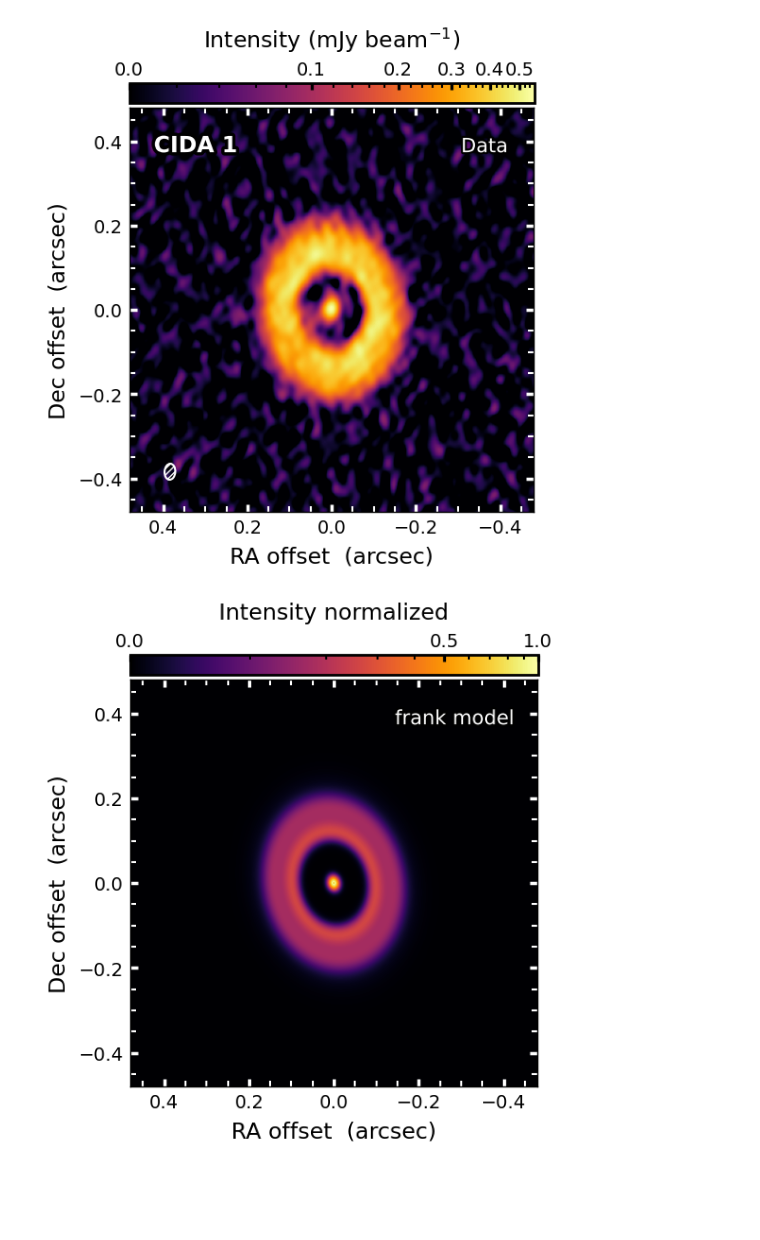
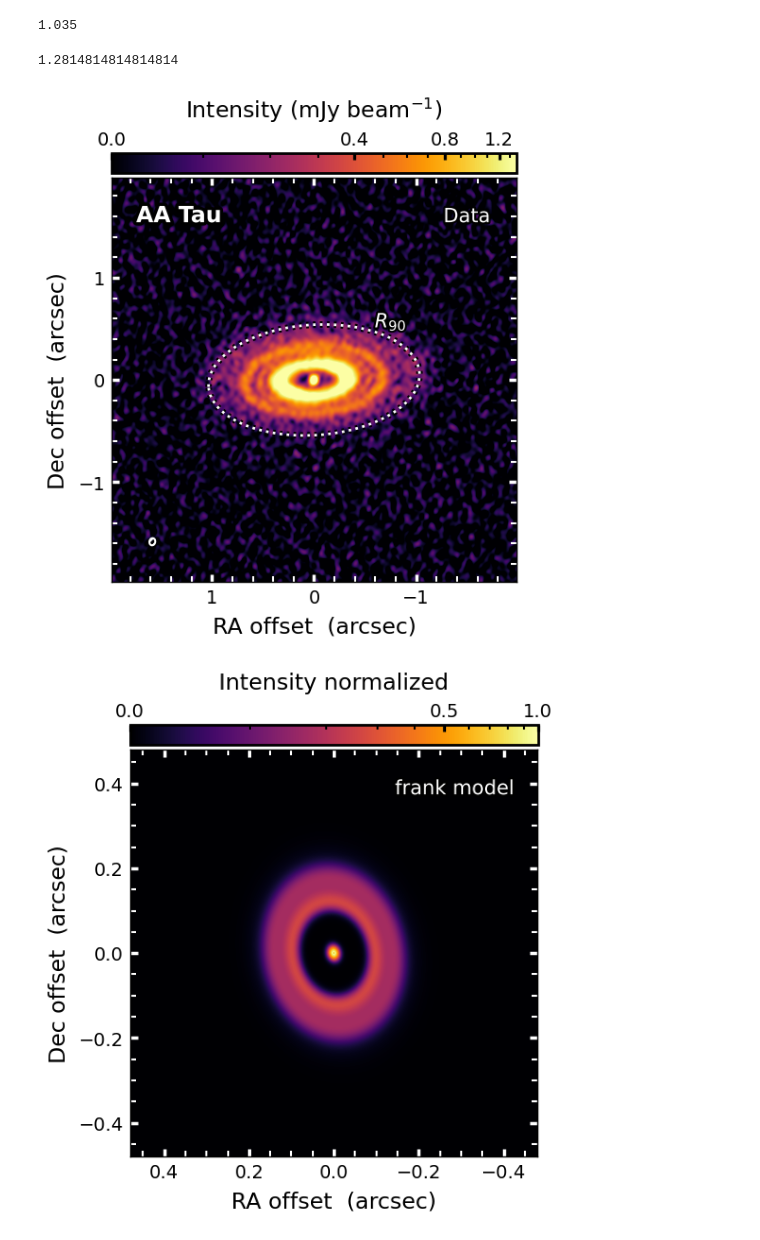
Before and after one commit to pcurone/exoALMA_continuum_pipeline, a Jupyter notebook: frank_fit/plot_images.ipynb, the cells around one changed output. Cells and saved outputs as stored; diff of their text form; code cells hidden in the pictures; blank space fills up the shorter version.

```diff
--- a/frank_fit/plot_images.ipynb
+++ b/frank_fit/plot_images.ipynb
@@ -30,12 +31,12 @@ from scipy.interpolate import CubicSpline, interp1d
 # %%
 ##### MODIFY HERE #####
 
-target = 'CIDA_1'
-target_name = 'CIDA 1'
+target = 'AA_Tau'
+target_name = 'AA Tau'
 
-img_lims = 2.
+img_lims = 1.8
 res_vmin, res_vmax = -5, 5
-index_ticks = 0.2
+index_ticks = 1.0
 
 RMS_data = 0.022    #mJy
 
@@ -87,6 +88,21 @@ discrete_cmap = mcolors.ListedColormap(discrete_colors)
 # beam parameters
 bmaj, bmin, bPA = 3600 * hd['BMAJ'], 3600 * hd['BMIN'], hd['BPA']
 beam_area = (np.pi * bmaj * bmin / (4 * np.log(2))) / (3600 * 180 / np.pi)**2
+# %%
+R_dict = {}
+R_dict[target] = {}
+filetxt = np.loadtxt(f'/Users/pietro/Work/GitHub/continuum_analysis/aatau/continuum_radii.txt')
+R_dict[target]['R68'] = filetxt[1,0]
+R_dict[target]['R90'] = filetxt[1,1]
+R_dict[target]['R95'] = filetxt[1,2]
+# %%
+R_dict[target]['R90']
+# %% [output]
+1.035
+# %%
+173/135
+# %% [output]
+1.2814814814814814
 # %%
 ##########################
 ### Plot the data image
@@ -96,9 +112,11 @@ fig = plt.figure(figsize=(7.0, 5.9))
 ax0 = fig.add_subplot(111)
 
 # intensity limits, and stretch
-norm = ImageNormalize(vmin=0, vmax=np.nan_to_num(dimg).max()*1e3, stretch=AsinhStretch())
+norm = ImageNormalize(vmin=0, vmax=np.nan_to_num(dimg).max()*1e3*0.5, stretch=AsinhStretch())
 cmap = 'inferno'
 im0 = ax0.imshow(dimg*1e3, origin='lower', cmap=cmap, extent=im_bounds, norm=norm)
+
+#ax0.contour(dimg*1e3, levels=[mask_threshold*rms], origin='lower', extent=im_bounds, colors='k', linewidths=5)
 
 # add scalebars
 cbar0 = fig.colorbar(im0, ax=ax0, pad=0.01, location='top', fraction=0.0472)
@@ -106,43 +124,63 @@ cbar0.outline.set_linewidth(2)
 cbar0.ax.tick_params(which='major', labelsize=14,width=2.3, length=5,direction='in')
 cbar0.ax.tick_params(which='minor', labelsize=14,width=1.5, length=3.5,direction='in')
 cbar0.set_label('Intensity (mJy $\mathrm{beam}^{-1}$)', labelpad=10, fontsize = 17)
-#cbar0.set_ticks([0,0.5,1])
+cbar0.set_ticks([0,0.4,0.8, 1.2])
 cbar0.ax.minorticks_on()
 
 # beam
 beam = Ellipse((dRA_lims[0] + 0.1*np.diff(dRA_lims),
-                dDEC_lims[0] + 0.1*np.diff(dDEC_lims)), bmaj, bmin, 90-bPA,
+                dDEC_lims[0] + 0.1*np.diff(dDEC_lims)), bmaj, bmin, angle=90-bPA,
                 edgecolor='w', lw=1.5, facecolor='none', hatch='/////')
 ax0.add_artist(beam)
 
 # Write source name
 ax0.text(0.06, 0.89, s=target_name,
         transform=ax0.transAxes, color='w', fontsize=17, fontweight='bold',
         path_effects=[patheffects.withStroke(linewidth=5, foreground="k")])
 
 ax0.text(0.82, 0.89, "Data",
         transform=ax0.transAxes, color='w', fontsize=15,
         path_effects=[patheffects.withStroke(linewidth=3, foreground="k")])
 
+outline=patheffects.withStroke(linewidth=5, foreground='k')
+arc = Arc((0,0), R_dict[target]['R90']*2, R_dict[target]['R90']*np.cos(disk.disk[target]['incl']*np.pi/180)*2 , angle=90-disk.disk[target]['PA'],
+       color='w', lw=2, linestyle='dotted', path_effects=[outline])
+
+#arc = Arc((0,0), R_dict[target]['R90']*2, R_dict[target]['R90']*np.cos(disk.disk[target]['incl']*np.pi/180)*2 , angle=90-disk.disk[target]['PA'],
+#           color='w', lw=2, linestyle='dotted')
+ax0.add_artist(arc)
+
+ax0.text(0.65, 0.63, "$R_{90}$",
+        transform=ax0.transAxes, color='w', fontsize=15,
+        path_effects=[patheffects.withStroke(linewidth=3, foreground="k")])
+
+#arc = Arc((0,0), 1.281*2, 1.281*np.cos(disk.disk[target]['incl']*np.pi/180)*2 , angle=90-disk.disk[target]['PA'],
+           #color='w', lw=2, linestyle='dashed')
+#ax0.add_artist(arc)
+
+
+
 # limits, labeling
 ax0.set_xlim(dRA_lims)
 ax0.set_ylim(dDEC_lims)
 
 # axes style
 ax0.xaxis.set_major_locator(MultipleLocator(index_ticks))
-ax0.xaxis.set_minor_locator(MultipleLocator(index_ticks/4))
+ax0.xaxis.set_minor_locator(MultipleLocator(index_ticks/5))
 ax0.yaxis.set_major_locator(MultipleLocator(index_ticks))
-ax0.yaxis.set_minor_locator(MultipleLocator(index_ticks/4))
+ax0.yaxis.set_minor_locator(MultipleLocator(index_ticks/5))
 ax0.tick_params(which='major',axis='both',right=True,top=True, labelsize=14, pad=5,width=2.5, length=6,direction='in',color='w')
 ax0.tick_params(which='minor',axis='both',right=True,top=True, labelsize=14, pad=5,width=1.5, length=4,direction='in',color='w')
 ax0.set_xlabel('RA offset  (arcsec)', fontsize = 17, labelpad=7)
 ax0.set_ylabel('Dec offset  (arcsec)', fontsize = 17, labelpad=7)
 
 
 for side in ax0.spines.keys():  # 'top', 'bottom', 'left', 'right'
     ax0.spines[side].set_linewidth(1)
+
+plt.savefig('AA_Tau_outer_emission.pdf', bbox_inches='tight')
 # %% [output]
-[figure, old version]
+[figure, new version]
 # %%
 ##########################
 ### Plot the frank sweep
```
Also changed, not shown: parts of 1 cell of this notebook, 18 other files.
